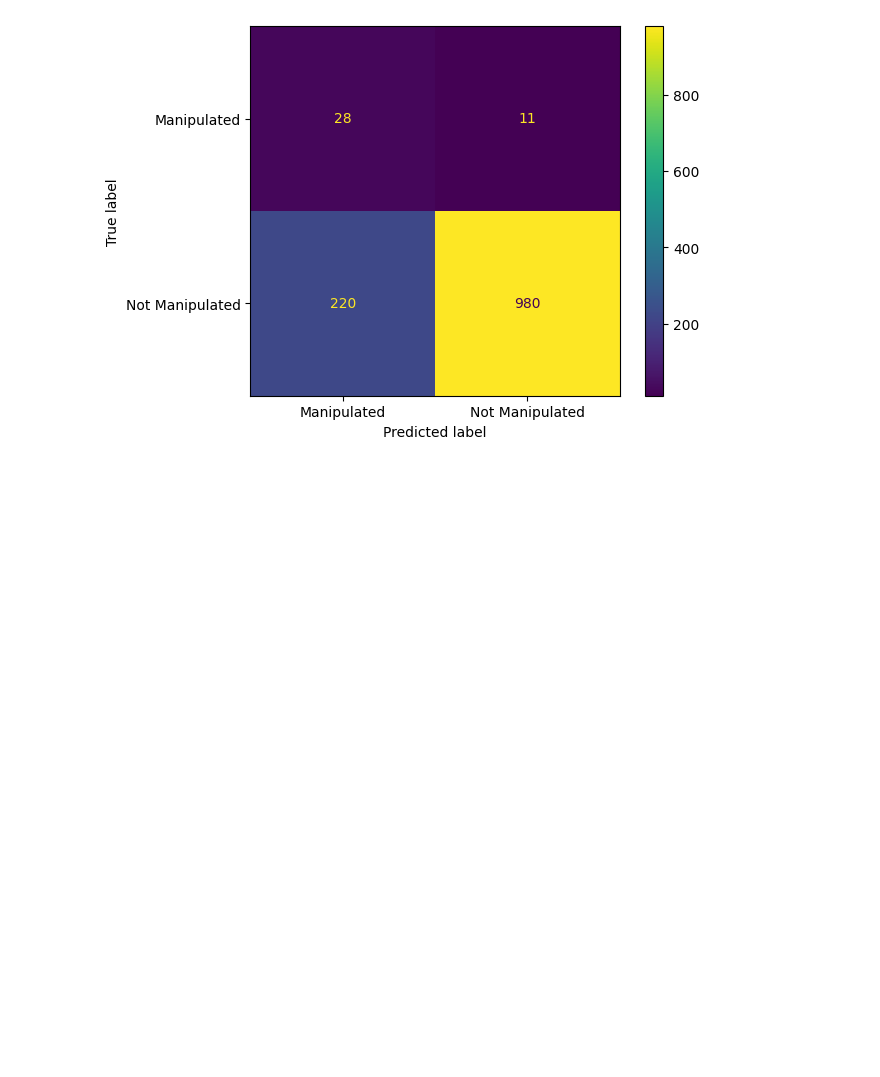
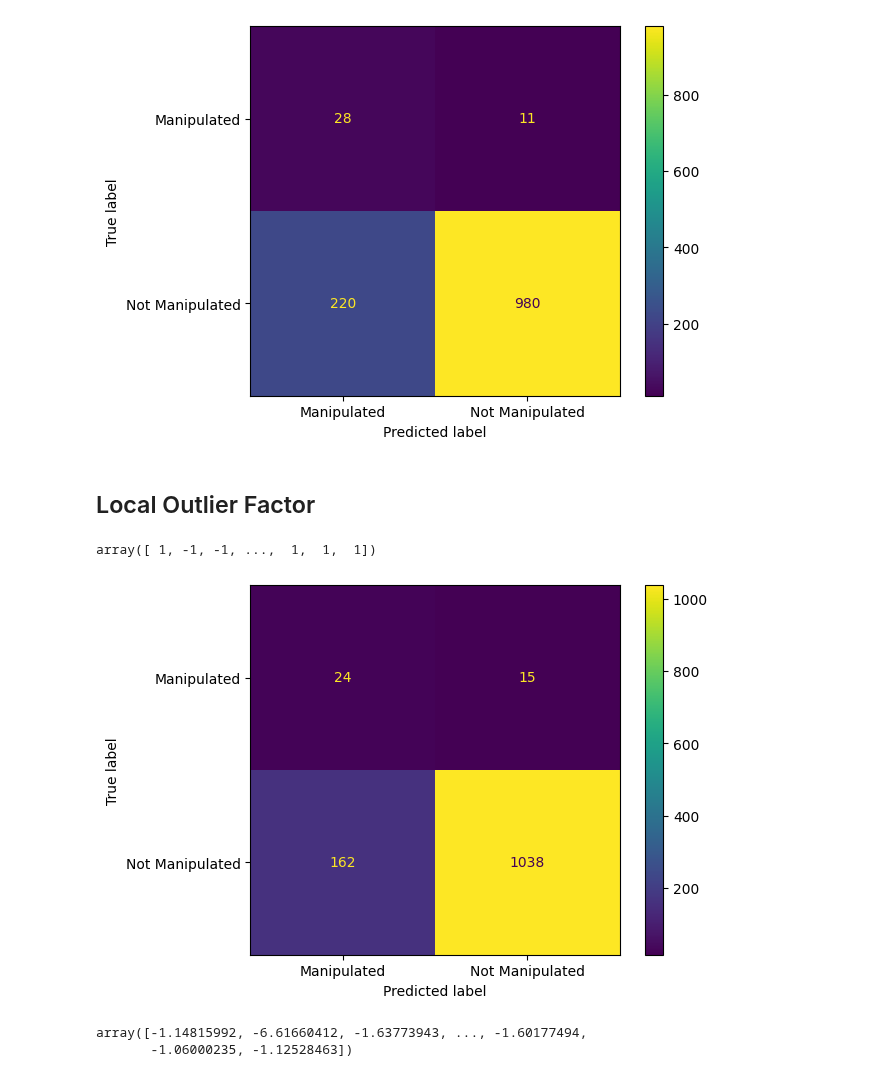
Before and after one commit to manaranjanp/MLUL2, a Jupyter notebook: outlier/Earnings_manipulation_v1.ipynb, the cells around one changed output. Drawn from its saved outputs; the diff is of its cells as text; code cells hidden in the pictures; blank space fills up the shorter version.

Commit message:
Earnings Manipulation Updated

```diff
--- a/outlier/Earnings_manipulation_v1.ipynb
+++ b/outlier/Earnings_manipulation_v1.ipynb
@@ -216,3 +216,30 @@ cm_plot = ConfusionMatrixDisplay(cm,
 cm_plot.plot();
 # %% [output]
 [figure]
+# %% [markdown]
+## Local Outlier Factor
+# %%
+clf = LocalOutlierFactor(n_neighbors=20,
+                         contamination=0.15)
+# %%
+y_pred_lof = clf.fit_predict(earnings_df[x_features])
+# %%
+y_pred_lof
+# %% [output]
+array([ 1, -1, -1, ...,  1,  1,  1])
+# %%
+y_pred_lof = [1 if pred == -1 else 0 for pred in y_pred_lof]
+# %%
+cm = confusion_matrix(earnings_df['status'],
+                      y_pred_lof, labels = [1, 0])
+cm_plot = ConfusionMatrixDisplay(cm,
+                                 display_labels=['Manipulated', 'Not Manipulated'])
+cm_plot.plot();
+# %% [output]
+[figure, added]
+# %%
+X_scores = clf.negative_outlier_factor_
+X_scores
+# %% [output]
+array([-1.14815992, -6.61660412, -1.63773943, ..., -1.60177494,
+       -1.06000235, -1.12528463])
```
Also changed, not shown: parts of 2 cells of this notebook, 1 other file.
